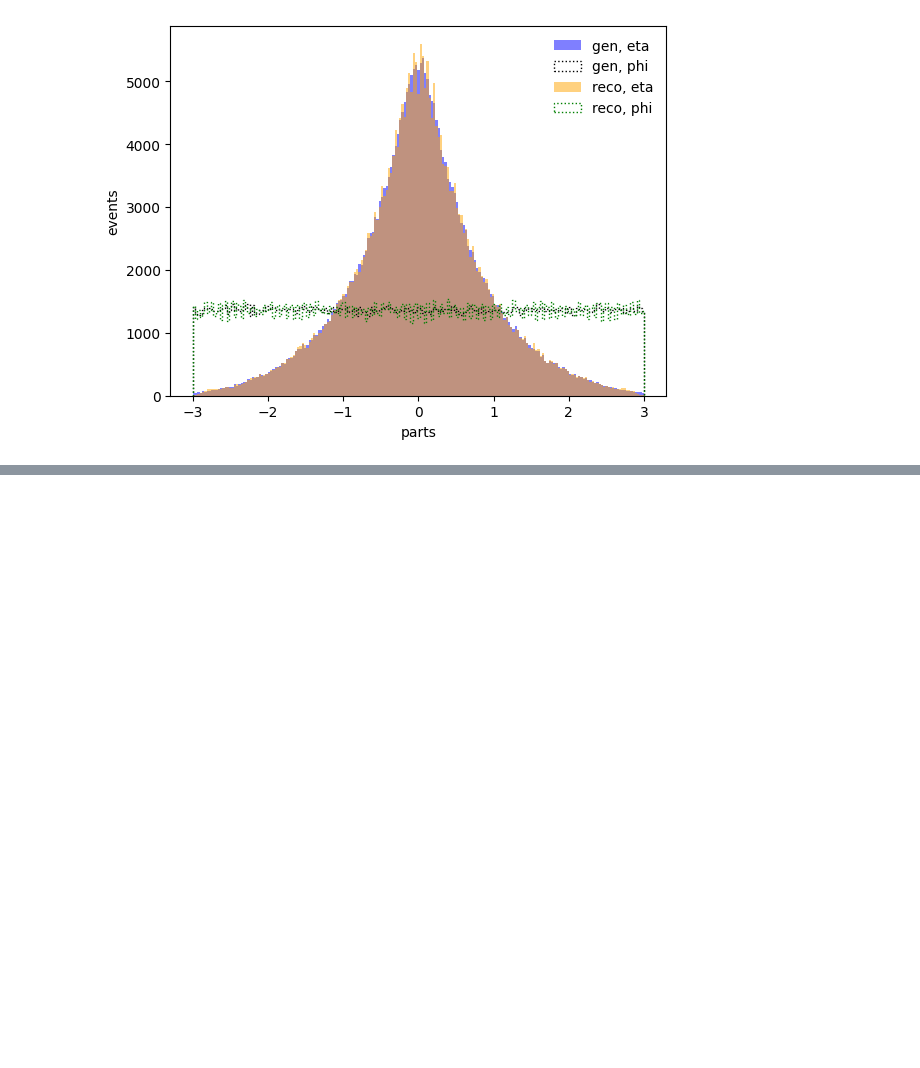
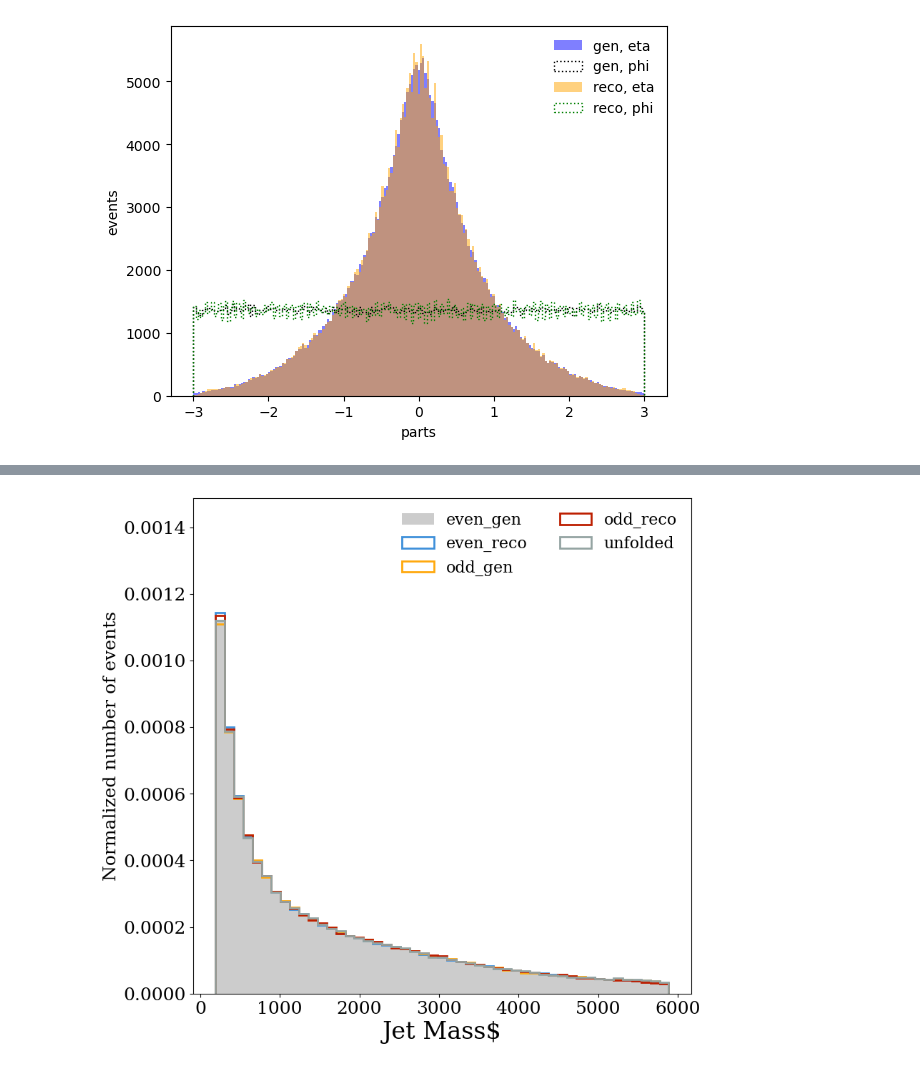
Before and after one commit to rappoccio/Omni2D, a Jupyter notebook: OmnifoldPtMass.ipynb, the cells around one changed output, grey strips where cells are left out. Cells and saved outputs as stored; diff of their text form; code cells hidden in the pictures; blank space fills up the shorter version.

```diff
--- a/OmnifoldPtMass.ipynb
+++ b/OmnifoldPtMass.ipynb
@@ -329,0 +344,25 @@ plt.colorbar()
+# %%
+data_dict_mass = {
+    'even_gen': even_gen[:,1],
+    'even_reco': even_reco[:,1],
+    'odd_gen': odd_gen[:,1],
+    'odd_reco': odd_reco[:,1],
+    'unfolded': even_gen[:,1]
+}
+
+
+weight_dict_mass = {
+    'even_gen': data.weight,
+    'even_reco': data.weight,
+    'odd_gen': mc.weight,
+    'odd_reco': mc.weight,
+    'unfolded': unfolded_weights,
+    }
+
+fig,_ = HistRoutine(data_dict_mass,'Jet Mass$',
+                    reference_name = 'even_gen',
+                    weights = weight_dict_mass,
+                    plot_ratio = False
+                    )
+# %% [output]
+[figure, added]
```
Also changed, not shown: parts of 30 cells of this notebook, 1 other file.
